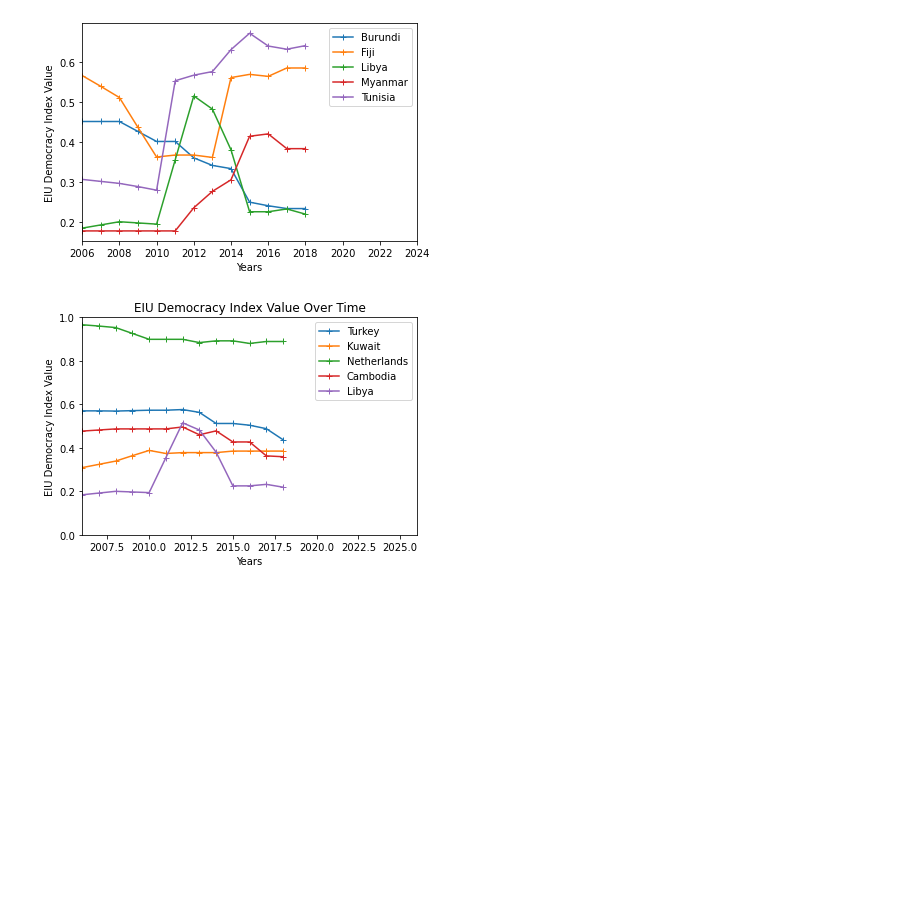
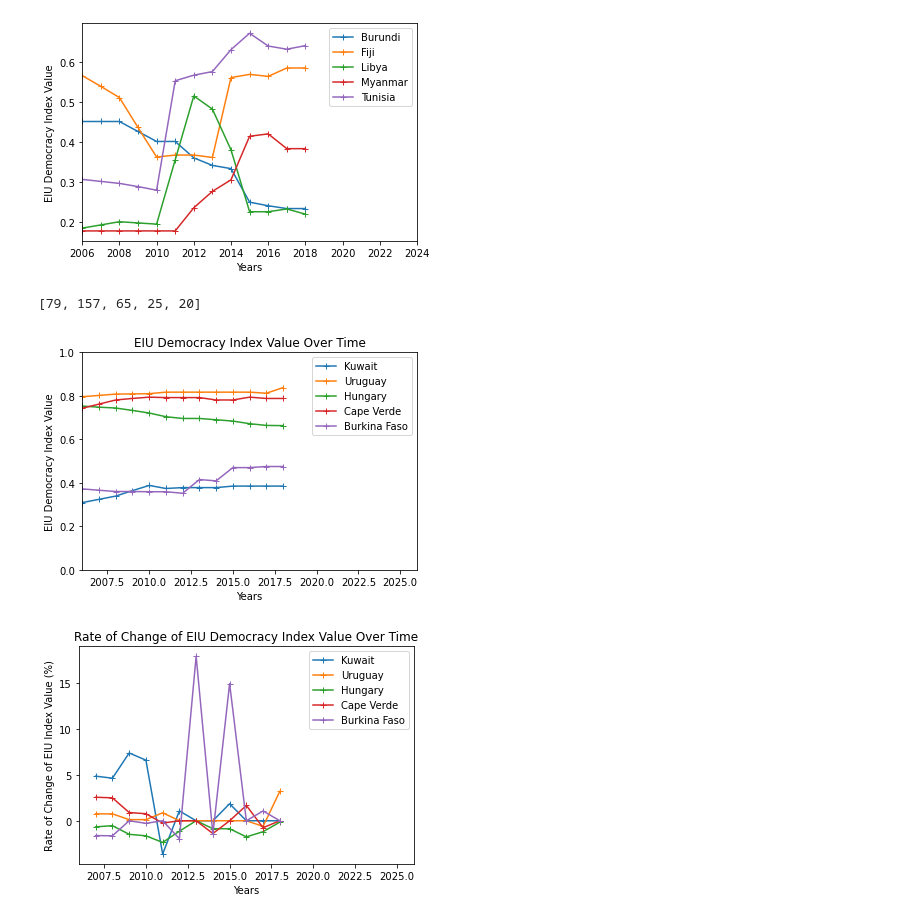
Before and after one commit to olincollege/midterm-project-Erhardt4, a Jupyter notebook: GapMinder_Data.ipynb, the cells around one changed output. Saved outputs shown, nothing was run; the diff lists cells and outputs as text; code cells hidden in the pictures; blank space fills up the shorter version.

Commit message:
Implemented additional functions for GapMinderData Implenmented rate function and additional plotting functions

```diff
--- a/GapMinder_Data.ipynb
+++ b/GapMinder_Data.ipynb
@@ -96,15 +96,19 @@ plt.legend(chosenCountriesNames, loc = 'best')
 # %%
 import gapMinderDataManipulation
 import random
 
-chosenCountryList = [1, 5, 7, 9, 10]
+chosenCountryList = [21, 51, 86, 102, 149]
 thresholdList = gapMinderDataManipulation.getGreatestVarianceCountries(.08)
 #gapMinderDataManipulation.plotChosenCountries(chosenCountryList)
 #gapMinderDataManipulation.plotChosenCountries(thresholdList)
 
 randomList = []
 for i in range(5):
     randomList.append(random.randint(1,165))
+print(randomList)
 gapMinderDataManipulation.plotChosenCountries(randomList)
+gapMinderDataManipulation.plotRateChosenCountries(randomList)
 # %% [output]
+[79, 157, 65, 25, 20]
-[figure, old version]
+[figure, new version]
+[figure, added]
```
Also changed, not shown: 1 other file.
